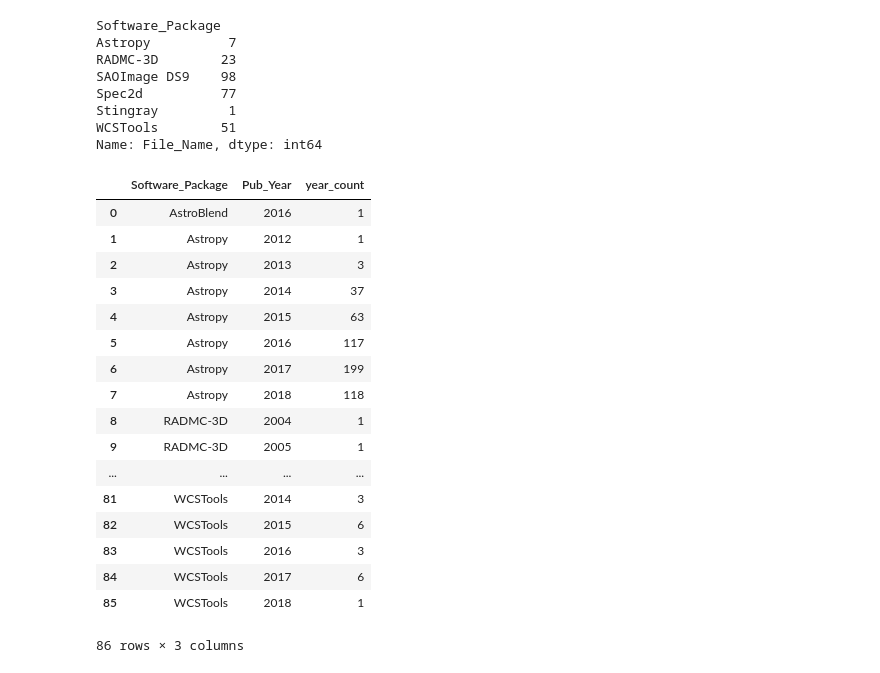
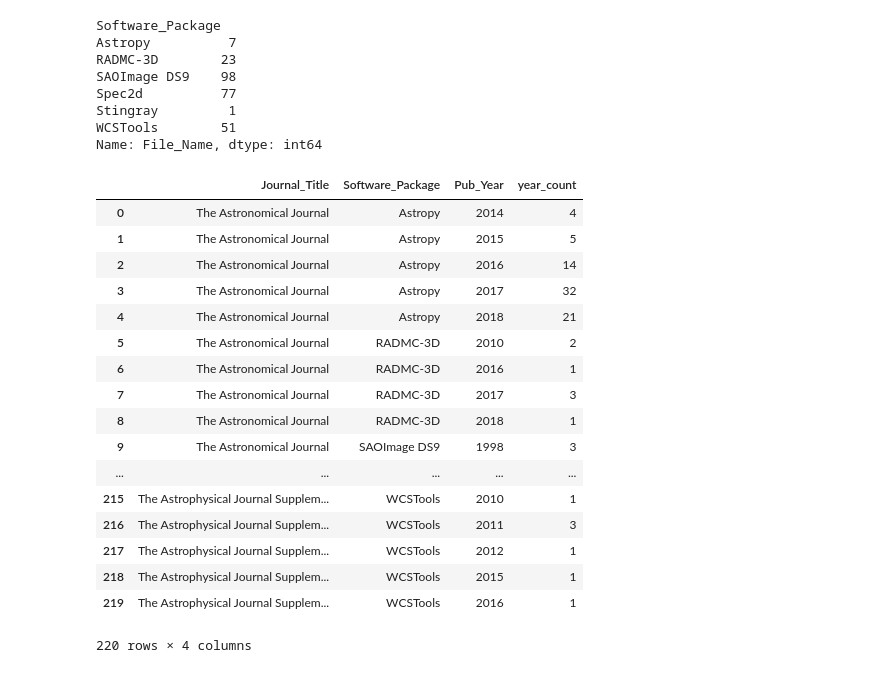
Before and after one commit to CfA-Library/Cite_Astro_Software, a Jupyter notebook: Citation_Study_2019/XML_SEARCH/XML_ANALYSIS/XML_ANALYSIS_061019/XML_FINAL_ANALYSIS_061019.ipynb, the cells around one changed output. Drawn from its saved outputs; the diff is of its cells as text; code cells hidden in the pictures.

```diff
--- a/Citation_Study_2019/XML_SEARCH/XML_ANALYSIS/XML_ANALYSIS_061019/XML_FINAL_ANALYSIS_061019.ipynb
+++ b/Citation_Study_2019/XML_SEARCH/XML_ANALYSIS/XML_ANALYSIS_061019/XML_FINAL_ANALYSIS_061019.ipynb
@@ -783,27 +783,27 @@ WCSTools        51
 Name: File_Name, dtype: int64
 # %%
 # total mentions of software aliases over time
-XML_over_time = pd.DataFrame({'year_count' : XML_results.groupby(["Software_Package", "Pub_Year"])['File_Name'].nunique()}).reset_index()
+XML_over_time_journal = pd.DataFrame({'year_count' : XML_results.groupby(["Journal_Title", "Software_Package", "Pub_Year"])['File_Name'].nunique()}).reset_index()
 # write results
-XML_over_time.to_csv("XML_over_time_061019.csv")
+XML_over_time_journal.to_csv("XML_over_time_journal_061019.csv")
 # show results over time
-XML_over_time
+XML_over_time_journal
 # %% [output]
-|  | Software_Package | Pub_Year | year_count |
-| 0 | AstroBlend | 2016 | 1 |
-| 1 | Astropy | 2012 | 1 |
-| 2 | Astropy | 2013 | 3 |
-| 3 | Astropy | 2014 | 37 |
-| 4 | Astropy | 2015 | 63 |
-| 5 | Astropy | 2016 | 117 |
-| 6 | Astropy | 2017 | 199 |
-| 7 | Astropy | 2018 | 118 |
-| 8 | RADMC-3D | 2004 | 1 |
-| 9 | RADMC-3D | 2005 | 1 |
-| ... | ... | ... | ... |
-| 81 | WCSTools | 2014 | 3 |
-| 82 | WCSTools | 2015 | 6 |
-| 83 | WCSTools | 2016 | 3 |
-| 84 | WCSTools | 2017 | 6 |
-| 85 | WCSTools | 2018 | 1 |
+|  | Journal_Title | Software_Package | Pub_Year | year_count |
+| 0 | The Astronomical Journal | Astropy | 2014 | 4 |
+| 1 | The Astronomical Journal | Astropy | 2015 | 5 |
+| 2 | The Astronomical Journal | Astropy | 2016 | 14 |
+| 3 | The Astronomical Journal | Astropy | 2017 | 32 |
+| 4 | The Astronomical Journal | Astropy | 2018 | 21 |
+| 5 | The Astronomical Journal | RADMC-3D | 2010 | 2 |
+| 6 | The Astronomical Journal | RADMC-3D | 2016 | 1 |
+| 7 | The Astronomical Journal | RADMC-3D | 2017 | 3 |
+| 8 | The Astronomical Journal | RADMC-3D | 2018 | 1 |
+| 9 | The Astronomical Journal | SAOImage DS9 | 1998 | 3 |
+| ... | ... | ... | ... | ... |
+| 215 | The Astrophysical Journal Supplem... | WCSTools | 2010 | 1 |
+| 216 | The Astrophysical Journal Supplem... | WCSTools | 2011 | 3 |
+| 217 | The Astrophysical Journal Supplem... | WCSTools | 2012 | 1 |
+| 218 | The Astrophysical Journal Supplem... | WCSTools | 2015 | 1 |
+| 219 | The Astrophysical Journal Supplem... | WCSTools | 2016 | 1 |
-86 rows × 3 columns
+220 rows × 4 columns
```
Also changed, not shown: parts of 8 cells of this notebook.
